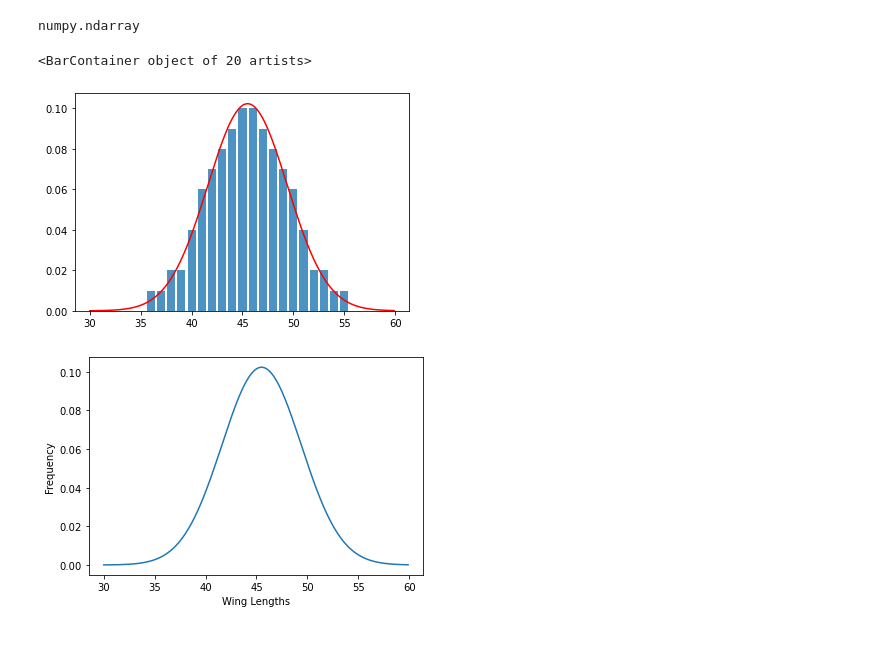
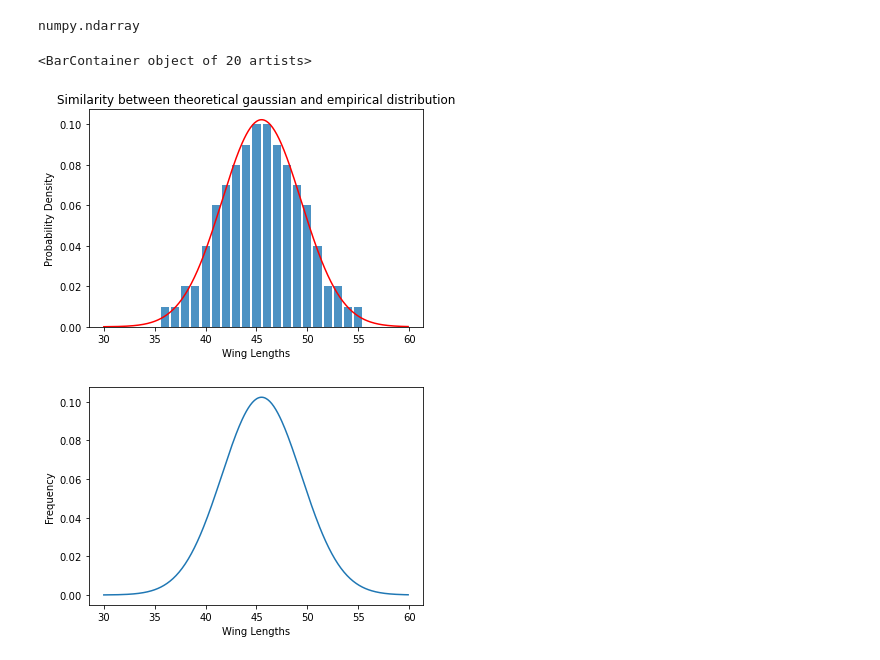
Before and after one commit to DiegoFLM/probability-with-Python, a Jupyter notebook: normal.ipynb, the cells around one changed output. Drawn from its saved outputs; the diff is of its cells as text; code cells hidden in the pictures.

```diff
--- a/normal.ipynb
+++ b/normal.ipynb
@@ -77,20 +77,24 @@ numpy.ndarray
 # %%
 # estimation of probability distribution
 mu = arr.mean()
 
 #theoretical distribution
 sigma = arr.std()
 dist = norm(mu, sigma)
 x = np.arange(30,60,0.1)
 y = [dist.pdf(value) for value in x]
 plt.plot(x, y, color = 'red')
+#axis labels
+plt.xlabel('Wing Lengths')
+plt.ylabel('Probability Density')
+plt.title('Similarity between theoretical gaussian and empirical distribution')
 
 # data
 values, dist = np.unique(arr, return_counts=True)
 plt.bar(values, dist/len(arr), alpha = 0.8)
 # %% [output]
 <BarContainer object of 20 artists>
-[figure, old version]
+[figure, new version]
 # %%
 mu = arr.mean()
 
```
Also changed, not shown: parts of 1 cell of this notebook, 1 other file.
